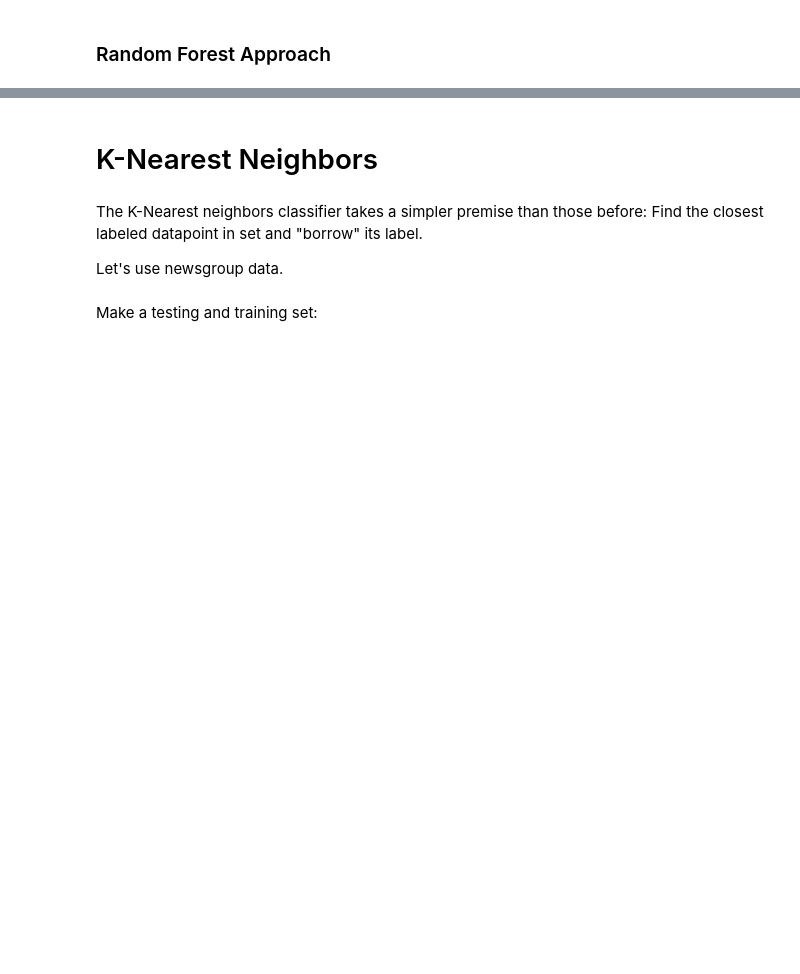
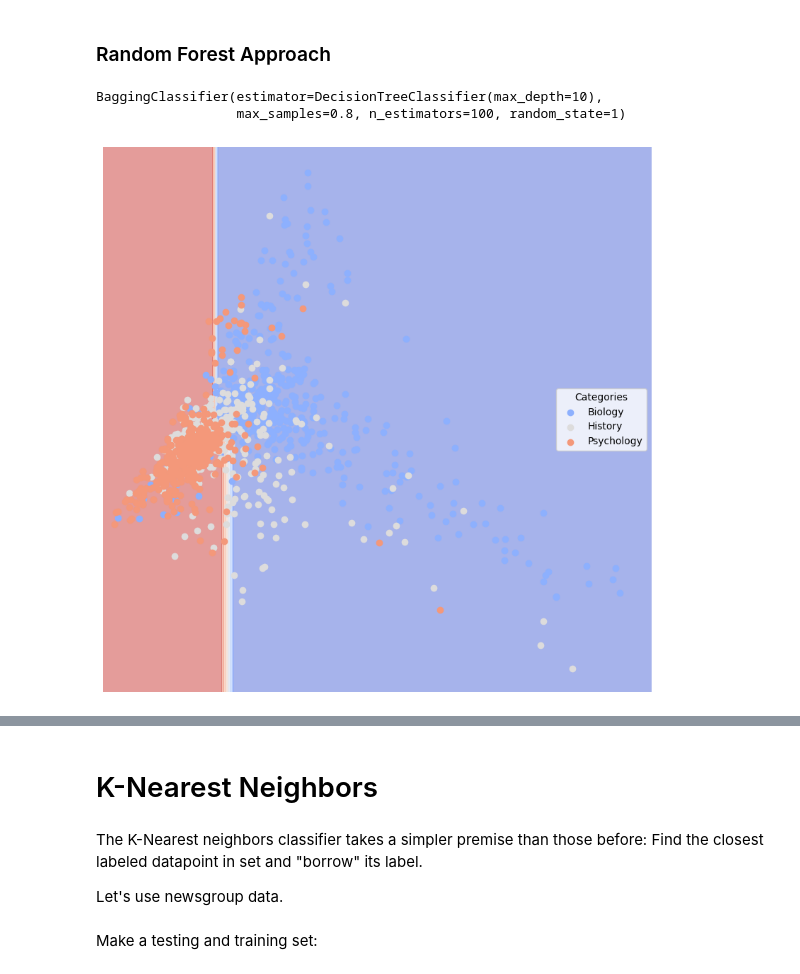
Before and after one commit to cty20010831/SOCI-40133-Computational-Content-Analysis, a Jupyter notebook: week 5/5-Classifying-Meanings-and-Documents.ipynb, the cells around one changed output, grey strips where cells are left out. Drawn from its saved outputs; the diff is of its cells as text; code cells hidden in the pictures; blank space fills up the shorter version.

```diff
--- a/week 5/5-Classifying-Meanings-and-Documents.ipynb
+++ b/week 5/5-Classifying-Meanings-and-Documents.ipynb
@@ -2125,2 +2135,15 @@ plotConfusionMatrix_updated(clf_tree, test_data_df)
 # %% [markdown]
 ### Random Forest Approach
+# %%
+tree = sklearn.tree.DecisionTreeClassifier(max_depth=10) #Create an instance of our decision tree classifier.
+
+bag = sklearn.ensemble.BaggingClassifier(tree, n_estimators=100, max_samples=0.8, random_state=1) #Each tree uses up to 80% of the data
+# %%
+bag.fit(np.stack(train_data_df['pca_reduced_10'], axis=0), train_data_df['FieldOfStudy']) #Fit the bagged classifier
+# %% [output]
+BaggingClassifier(estimator=DecisionTreeClassifier(max_depth=10),
+                  max_samples=0.8, n_estimators=100, random_state=1)
+# %%
+plotregions_updated(bag, train_data_df)
+# %% [output]
+[figure, added]
```
Also changed, not shown: parts of 6 cells of this notebook.
